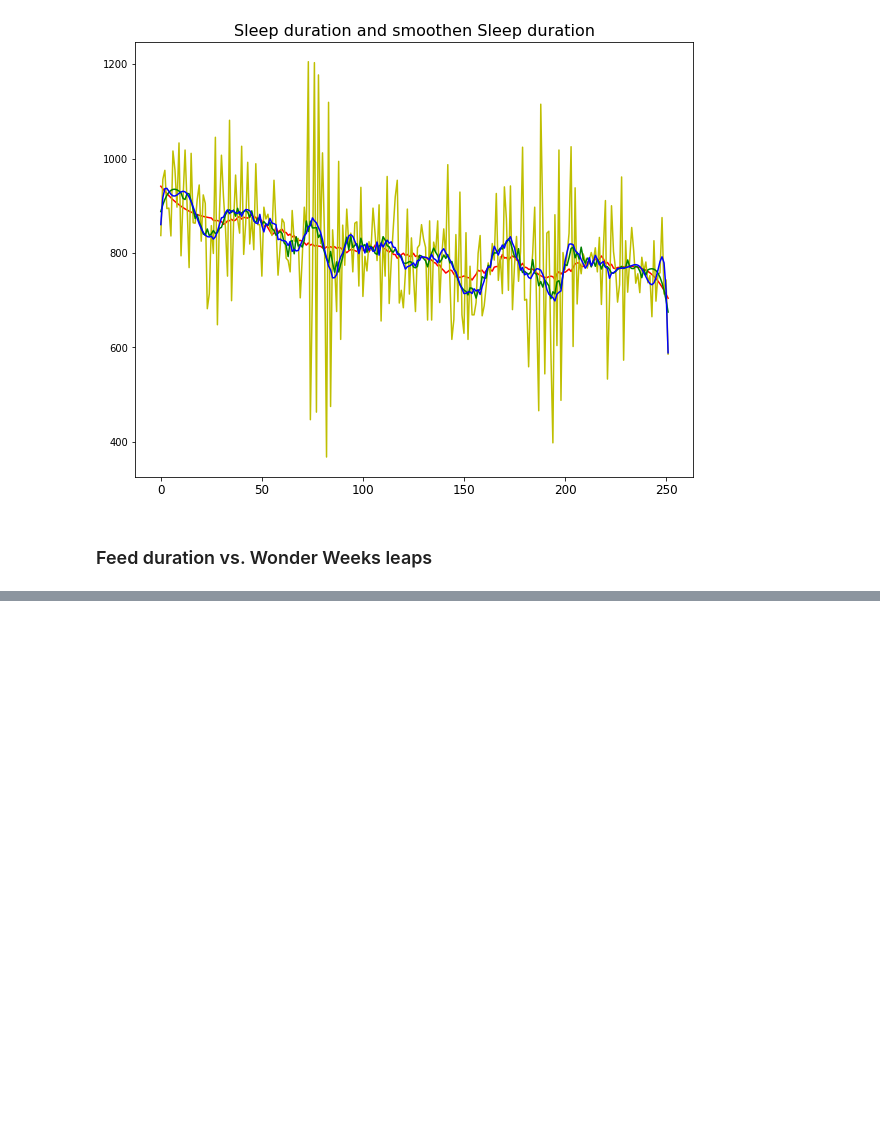
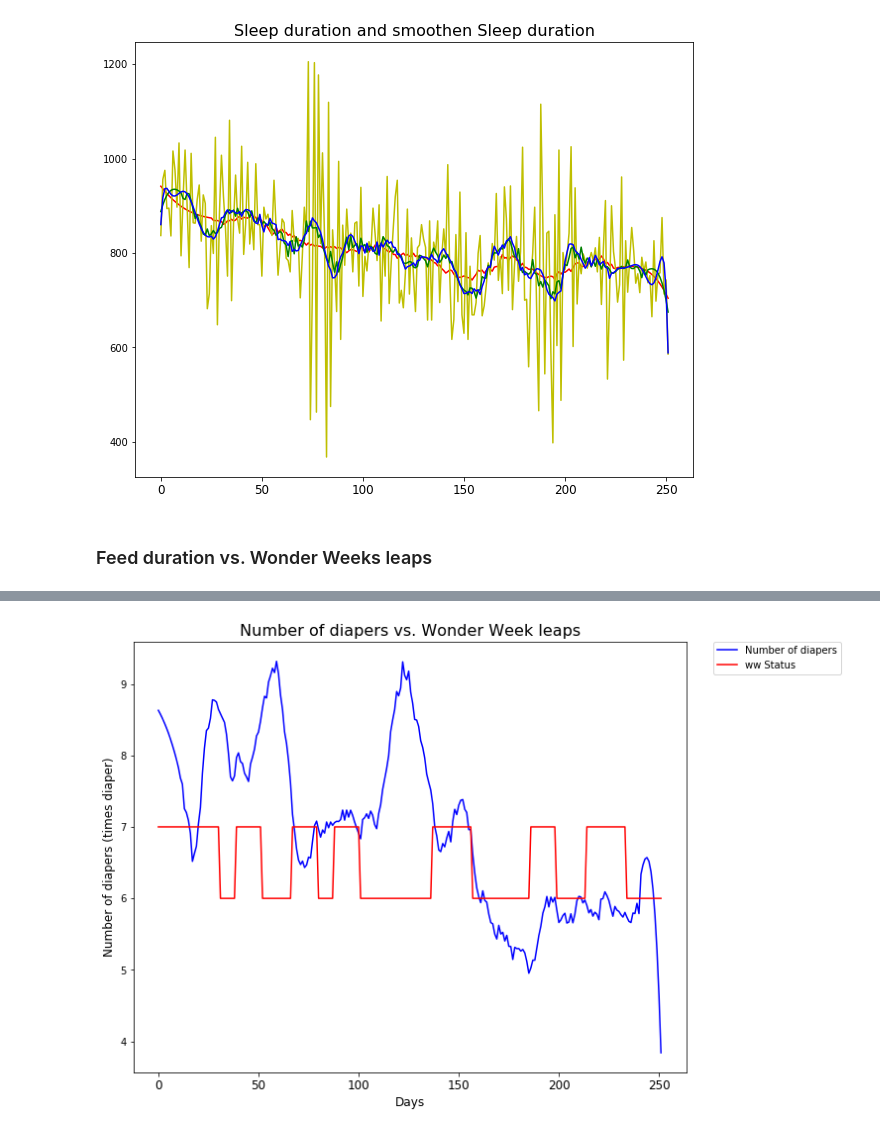
Before and after one commit to yhpf/matochsovklocka, a Jupyter notebook: data_wonderweek.ipynb, the cells around one changed output, grey strips where cells are left out. Saved outputs shown, nothing was run; the diff lists cells and outputs as text; code cells hidden in the pictures; blank space fills up the shorter version.

```diff
--- a/data_wonderweek.ipynb
+++ b/data_wonderweek.ipynb
@@ -174,0 +215,3 @@ plt.show();
+# %%
+data['status_t_diaper'] = data['status'].replace([0, 1, 2, 3] , [7, 6, 7, 6])
+data.head()
@@ -174,0 +225,28 @@ plt.show();
+# %%
+y1 = data.Times_diaper.values
+x1 = data.index.values
+y1hat = savgol_filter(y1, 21, 3) # window size, polynomial order
+
+y2 = data.status_t_diaper.values
+x2 = data.index.values
+
+fig, ax = plt.subplots()
+fig.set_size_inches(10, 8)
+
+ax.plot(x1, y1hat, label="Number of diapers", color='b')
+ax.plot(x2, y2, label="ww Status", color='r')
+
+ax.legend(bbox_to_anchor=(1.05, 1), loc=2, borderaxespad=0.)
+
+plt.xlabel('Days')
+plt.ylabel('Number of diapers (times diaper)')
+plt.title('Number of diapers vs. Wonder Week leaps')
+
+plt.rc('axes', titlesize=16)
+plt.rc('axes', labelsize=12)
+plt.rc('xtick', labelsize=12)
+plt.rc('figure', titlesize=12)
+
+plt.show();
+# %% [output]
+[figure, added]
```
Also changed, not shown: parts of 4 cells of this notebook.
